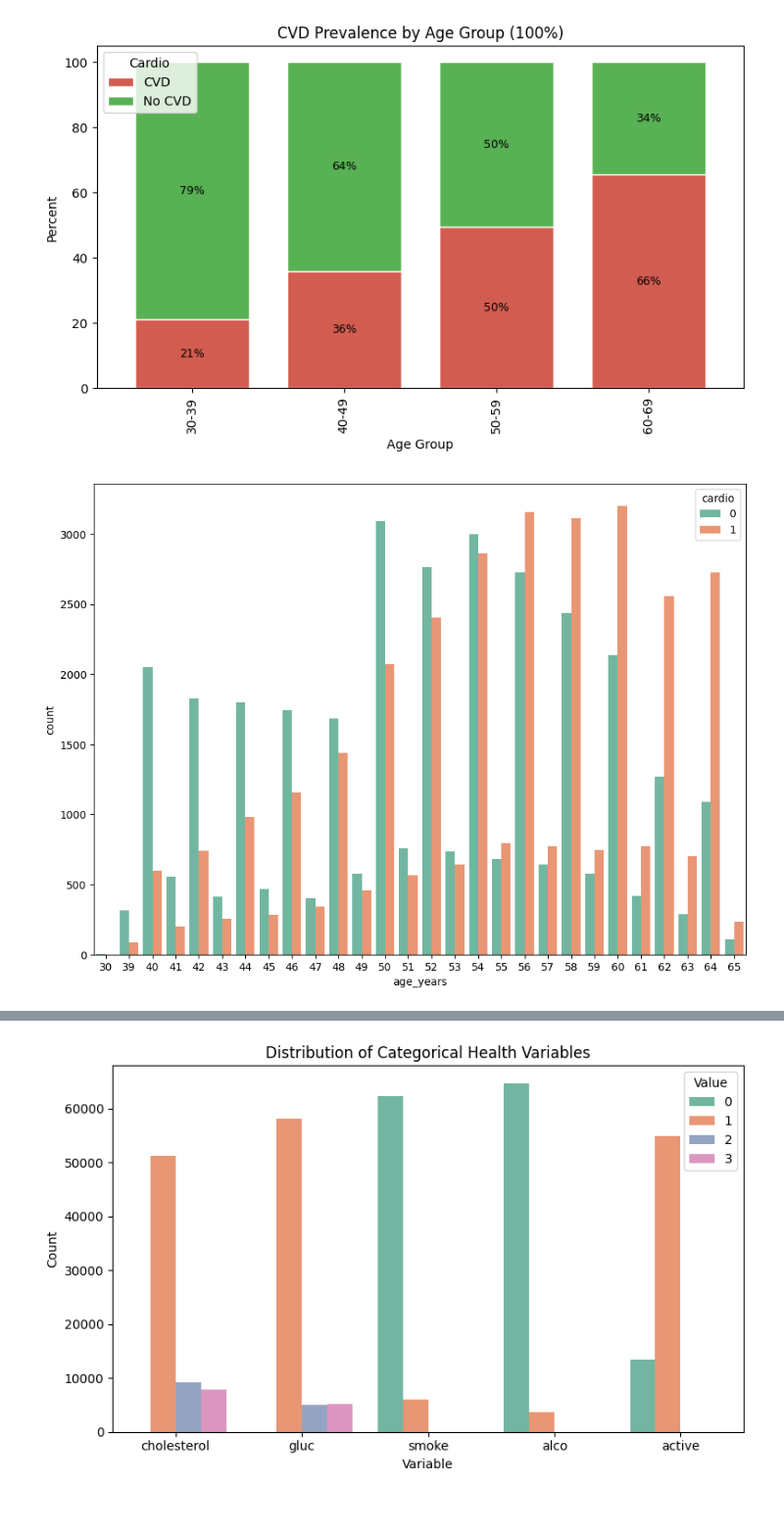
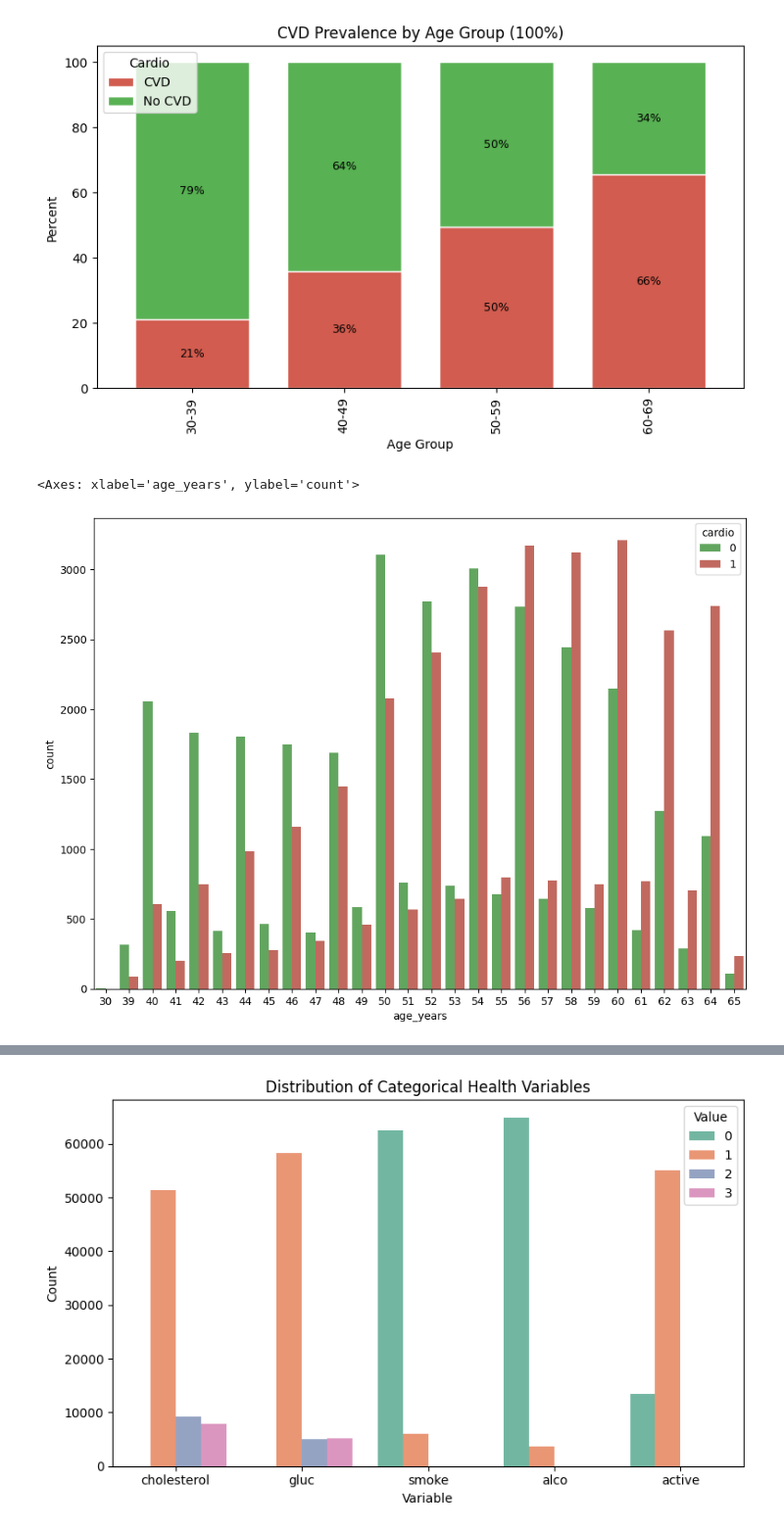
Before and after one commit to lizabguercho/DI_Final_Project_CVD, a Jupyter notebook: Final_project.ipynb, the cells around one changed output, grey strips where cells are left out. Shown: that part at 98% size. Drawn from its saved outputs; the diff is of its cells as text; code cells hidden in the pictures.

```diff
--- a/Final_project.ipynb
+++ b/Final_project.ipynb
@@ -346,7 +323,3 @@ df["ap_hi"] = df["ap_hi"].round().astype("Int64")
 df["ap_lo"] = df["ap_lo"].round().astype("Int64")
 
 df = df[ok].copy()
-
-# Optional: pulse pressure (difference between hi and lo)
-pulse_pressure = df["ap_hi"] - df["ap_lo"]
-df = df[pulse_pressure.between(20, 100)]
@@ -605,9 +604,10 @@ plt.legend(title="Cardio"); plt.tight_layout(); plt.show()
 # %%
 from matplotlib import rcParams
 rcParams['figure.figsize'] = 11, 8
-sns.countplot(x='age_years', hue='cardio', data = df_clean, palette="Set2");
+sns.countplot(x='age_years', hue='cardio', data = df_clean, palette=["#58B153","#D15C4F"])
 # %% [output]
+<Axes: xlabel='age_years', ylabel='count'>
-[figure, old version]
+[figure, new version]
 # %%
 df_clean["gender_norm"]=df_clean["gender"]-1
 # %%
```
Also changed, not shown: parts of 38 cells of this notebook, 1 other file.
